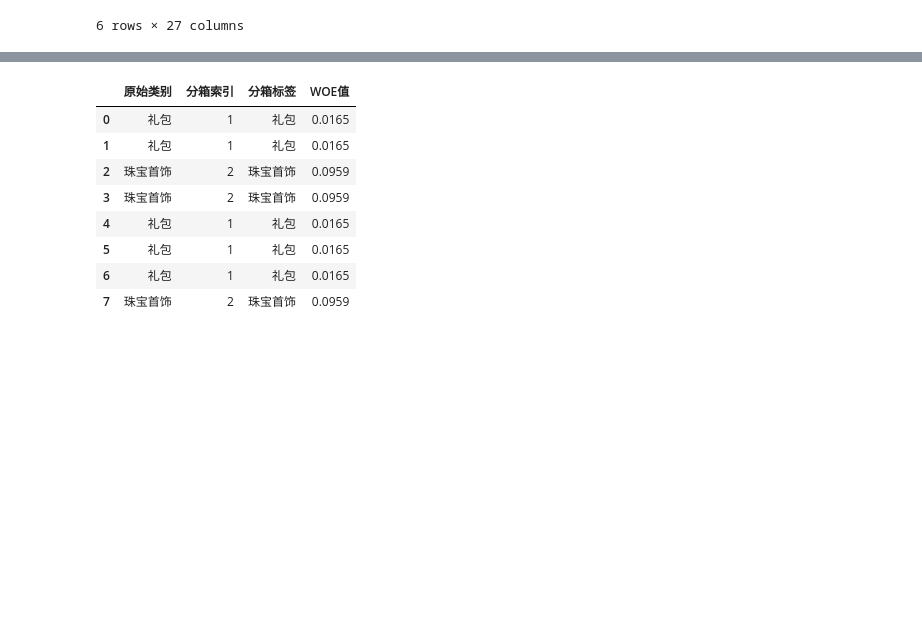
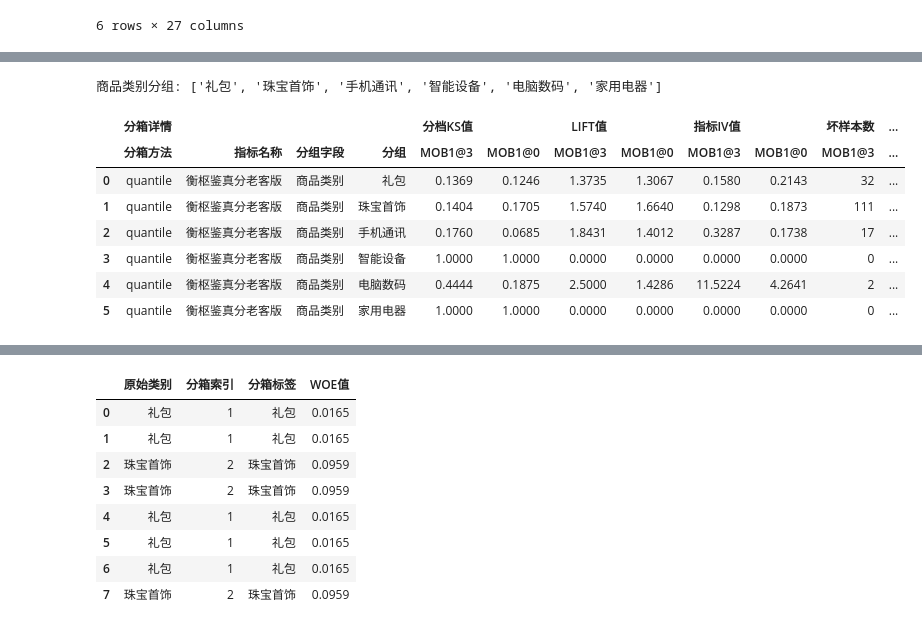
Before and after one commit to hengshu-credit/hscredit, a Jupyter notebook: examples/01_binning.ipynb, the cells around one changed output, grey strips where cells are left out. Saved outputs shown, nothing was run; the diff lists cells and outputs as text; code cells hidden in the pictures; blank space fills up the shorter version.

```diff
--- a/examples/01_binning.ipynb
+++ b/examples/01_binning.ipynb
@@ -532,0 +600,27 @@ feature_bin_stats(
+# %%
+# 类别字段：按商品类别比较同一评分字段的分箱效果
+category_binning_tables, category_binning_summary = feature_group_binning_summary(
+    data=df,
+    feature=group_feature,
+    methods='quantile',
+    group_col='商品类别',
+    group_order='appearance',
+    dropna=False,
+    overdue='MOB1',
+    dpds=[3, 0],
+    max_n_bins=5,
+    margins=True,
+)
+
+print('商品类别分组:', list(category_binning_tables[group_feature]['quantile']))
+category_binning_summary
+# %% [output]
+商品类别分组: ['礼包', '珠宝首饰', '手机通讯', '智能设备', '电脑数码', '家用电器']
+|  | 分箱详情 |  |  |  | 分档KS值 |  | LIFT值 |  | 指标IV值 |  | 坏样本数 | ... |
+|  | 分箱方法 | 指标名称 | 分组字段 | 分组 | MOB1@3 | MOB1@0 | MOB1@3 | MOB1@0 | MOB1@3 | MOB1@0 | MOB1@3 | ... |
+| 0 | quantile | 衡枢鉴真分老客版 | 商品类别 | 礼包 | 0.1369 | 0.1246 | 1.3735 | 1.3067 | 0.1580 | 0.2143 | 32 | ... |
+| 1 | quantile | 衡枢鉴真分老客版 | 商品类别 | 珠宝首饰 | 0.1404 | 0.1705 | 1.5740 | 1.6640 | 0.1298 | 0.1873 | 111 | ... |
+| 2 | quantile | 衡枢鉴真分老客版 | 商品类别 | 手机通讯 | 0.1760 | 0.0685 | 1.8431 | 1.4012 | 0.3287 | 0.1738 | 17 | ... |
+| 3 | quantile | 衡枢鉴真分老客版 | 商品类别 | 智能设备 | 1.0000 | 1.0000 | 0.0000 | 0.0000 | 0.0000 | 0.0000 | 0 | ... |
+| 4 | quantile | 衡枢鉴真分老客版 | 商品类别 | 电脑数码 | 0.4444 | 0.1875 | 2.5000 | 1.4286 | 11.5224 | 4.2641 | 2 | ... |
+| 5 | quantile | 衡枢鉴真分老客版 | 商品类别 | 家用电器 | 1.0000 | 1.0000 | 0.0000 | 0.0000 | 0.0000 | 0.0000 | 0 | ... |
```
Also changed, not shown: parts of 9 cells of this notebook, 5 other files.
